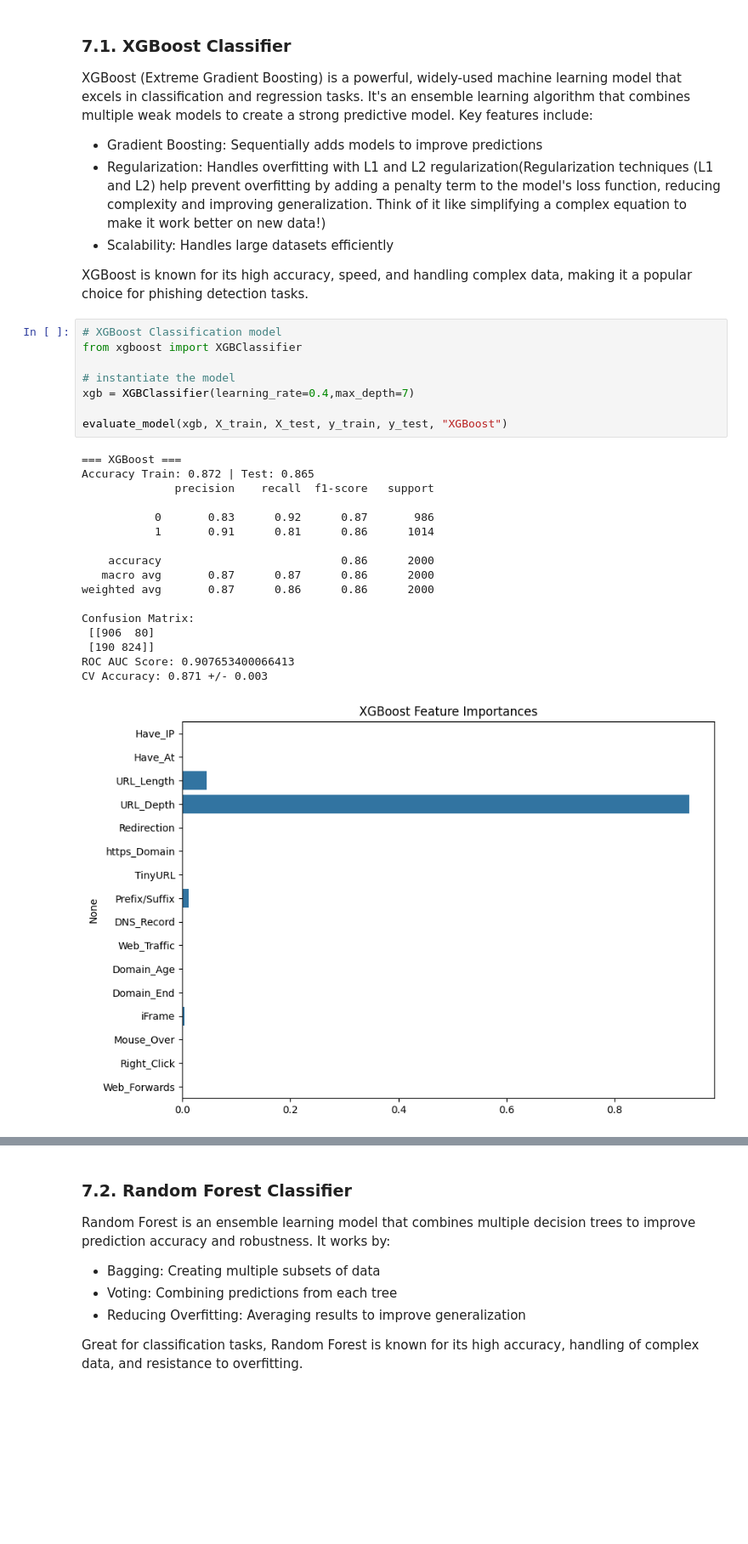
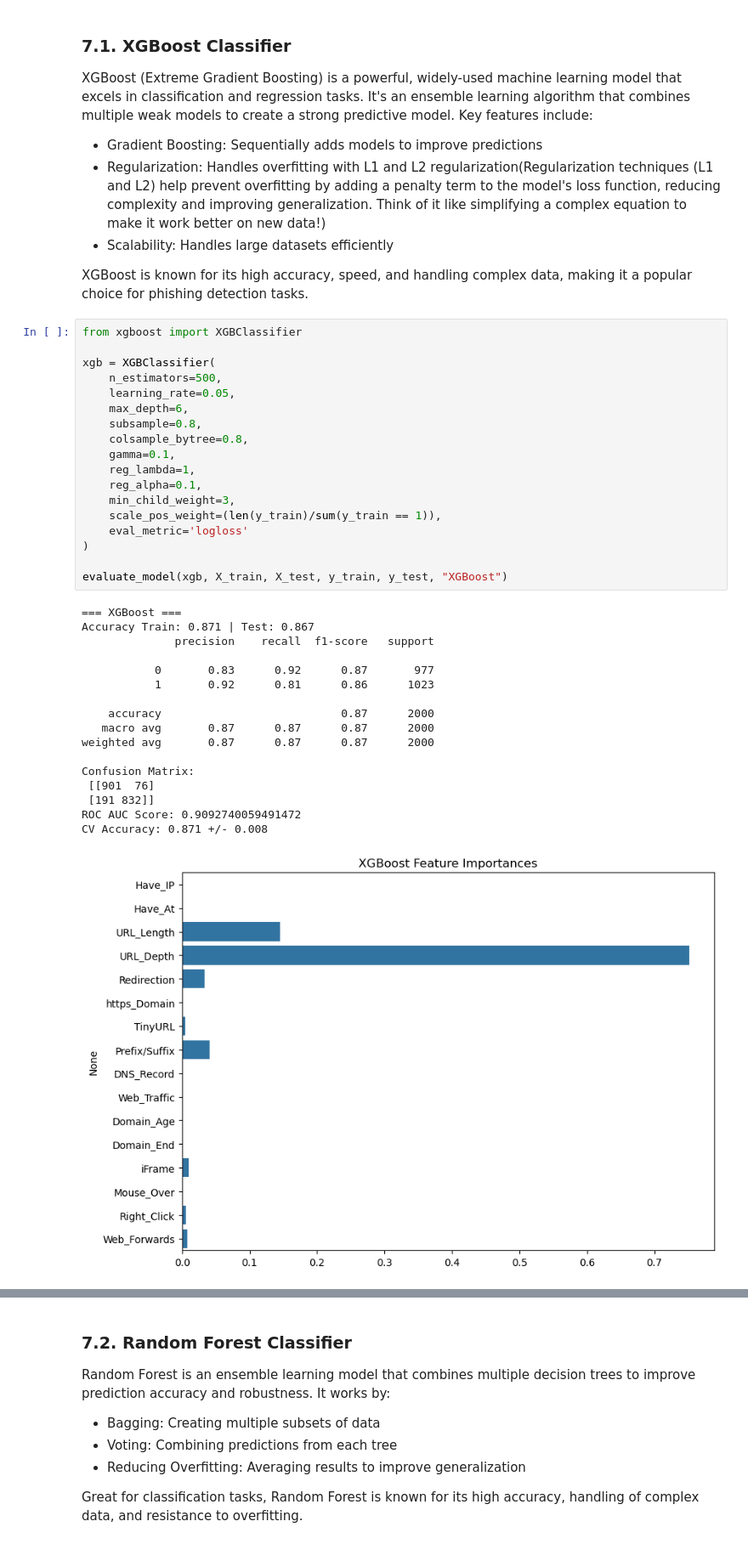
Before and after one commit to Madhu35naik/PhishShield-Final, a Jupyter notebook: ml-part/Model_Training.ipynb, the cells around one changed output, grey strips where cells are left out. Shown at 85% size. Cells and saved outputs as stored; diff of their text form; blank space fills up the shorter version.

```diff
--- a/ml-part/Model_Training.ipynb
+++ b/ml-part/Model_Training.ipynb
@@ -357,29 +364,39 @@ XGBoost (Extreme Gradient Boosting) is a powerful, widely-used machine learning
 - Scalability: Handles large datasets efficiently
 
 XGBoost is known for its high accuracy, speed, and handling complex data, making it a popular choice for phishing detection tasks.
-# %%
-# XGBoost Classification model
-from xgboost import XGBClassifier
-
-# instantiate the model
-xgb = XGBClassifier(learning_rate=0.4,max_depth=7)
-
-evaluate_model(xgb, X_train, X_test, y_train, y_test, "XGBoost")
-# %% [output]
-=== XGBoost ===
-Accuracy Train: 0.872 | Test: 0.865
-              precision    recall  f1-score   support
-
-           0       0.83      0.92      0.87       986
-           1       0.91      0.81      0.86      1014
-
-    accuracy                           0.86      2000
-   macro avg       0.87      0.87      0.86      2000
-weighted avg       0.87      0.86      0.86      2000
-
-Confusion Matrix:
- [[906  80]
- [190 824]]
-ROC AUC Score: 0.907653400066413
-CV Accuracy: 0.871 +/- 0.003
-[figure, removed]
+# %%
+from xgboost import XGBClassifier
+
+xgb = XGBClassifier(
+    n_estimators=500,
+    learning_rate=0.05,
+    max_depth=6,
+    subsample=0.8,
+    colsample_bytree=0.8,
+    gamma=0.1,
+    reg_lambda=1,
+    reg_alpha=0.1,
+    min_child_weight=3,
+    scale_pos_weight=(len(y_train)/sum(y_train == 1)),
+    eval_metric='logloss'
+)
+
+evaluate_model(xgb, X_train, X_test, y_train, y_test, "XGBoost")
+# %% [output]
+=== XGBoost ===
+Accuracy Train: 0.871 | Test: 0.867
+              precision    recall  f1-score   support
+
+           0       0.83      0.92      0.87       977
+           1       0.92      0.81      0.86      1023
+
+    accuracy                           0.87      2000
+   macro avg       0.87      0.87      0.87      2000
+weighted avg       0.87      0.87      0.87      2000
+
+Confusion Matrix:
+ [[901  76]
+ [191 832]]
+ROC AUC Score: 0.9092740059491472
+CV Accuracy: 0.871 +/- 0.008
+[figure, added]
```
Also changed, not shown: parts of 28 cells of this notebook, 13 other files.
